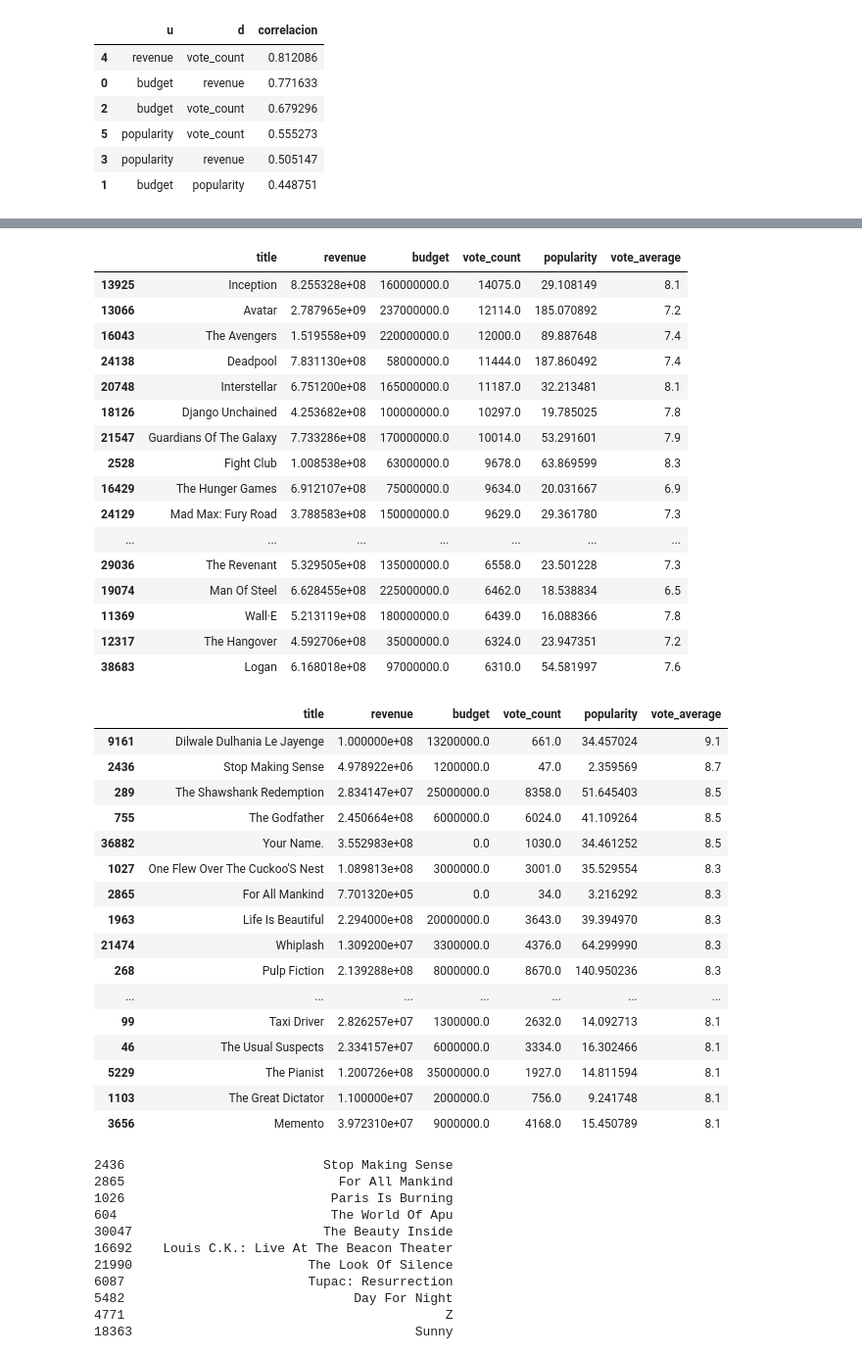
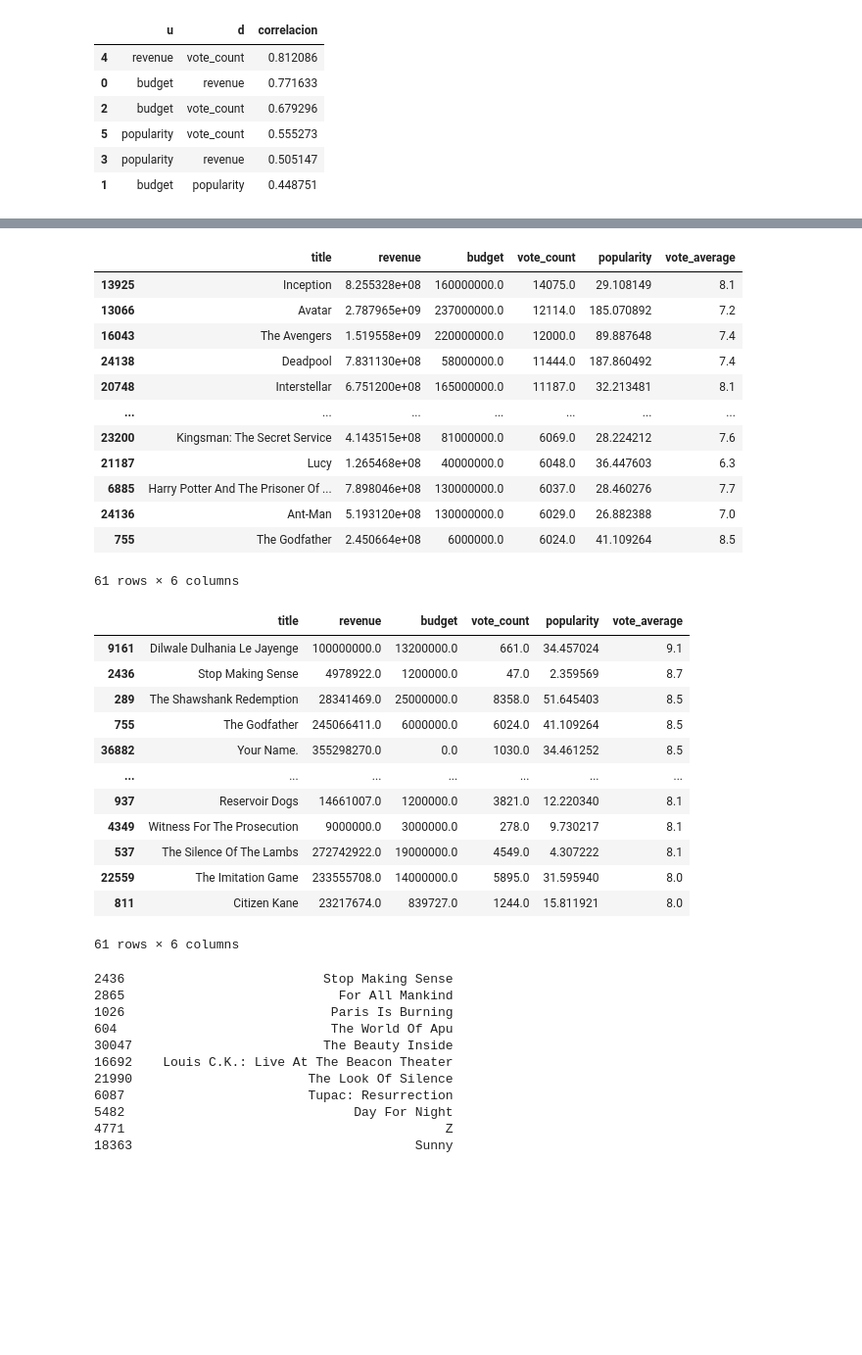
Before and after one commit to Tinmarian/PI1_MLOps_HENRY, a Jupyter notebook: EDA/EDA.ipynb, the cells around one changed output, grey strips where cells are left out. Shown at 98% size. Cells and saved outputs as stored; diff of their text form; code cells hidden in the pictures; blank space fills up the shorter version.

```diff
--- a/EDA/EDA.ipynb
+++ b/EDA/EDA.ipynb
@@ -159,47 +125,39 @@ df.vote_average.mean(), df.vote_average.std(), df.vote_average.mean() + 0.825*df
 # %%
 # Ordenamiento por "vote_count".
 # Veamos las películas ordenadas por vote_count de mayor a menor. Con por lo menos 25 votos. Las primeras 50
-df[['title','revenue', 'budget','vote_count','popularity','vote_average']][df.revenue > 0].sort_values(by='vote_count',ascending=False)[df.vote_count >= 25][:50]
+df[['title','revenue', 'budget','vote_count','popularity','vote_average']][df.revenue > 0].sort_values(by='vote_count',ascending=False)[df.vote_count >= 25][:61]
 # %% [output]
 |  | title | revenue | budget | vote_count | popularity | vote_average |
 | 13925 | Inception | 8.255328e+08 | 160000000.0 | 14075.0 | 29.108149 | 8.1 |
 | 13066 | Avatar | 2.787965e+09 | 237000000.0 | 12114.0 | 185.070892 | 7.2 |
 | 16043 | The Avengers | 1.519558e+09 | 220000000.0 | 12000.0 | 89.887648 | 7.4 |
 | 24138 | Deadpool | 7.831130e+08 | 58000000.0 | 11444.0 | 187.860492 | 7.4 |
 | 20748 | Interstellar | 6.751200e+08 | 165000000.0 | 11187.0 | 32.213481 | 8.1 |
-| 18126 | Django Unchained | 4.253682e+08 | 100000000.0 | 10297.0 | 19.785025 | 7.8 |
-| 21547 | Guardians Of The Galaxy | 7.733286e+08 | 170000000.0 | 10014.0 | 53.291601 | 7.9 |
-| 2528 | Fight Club | 1.008538e+08 | 63000000.0 | 9678.0 | 63.869599 | 8.3 |
-| 16429 | The Hunger Games | 6.912107e+08 | 75000000.0 | 9634.0 | 20.031667 | 6.9 |
-| 24129 | Mad Max: Fury Road | 3.788583e+08 | 150000000.0 | 9629.0 | 29.361780 | 7.3 |
 | ... | ... | ... | ... | ... | ... | ... |
-| 29036 | The Revenant | 5.329505e+08 | 135000000.0 | 6558.0 | 23.501228 | 7.3 |
-| 19074 | Man Of Steel | 6.628455e+08 | 225000000.0 | 6462.0 | 18.538834 | 6.5 |
-| 11369 | Wall·E | 5.213119e+08 | 180000000.0 | 6439.0 | 16.088366 | 7.8 |
-| 12317 | The Hangover | 4.592706e+08 | 35000000.0 | 6324.0 | 23.947351 | 7.2 |
-| 38683 | Logan | 6.168018e+08 | 97000000.0 | 6310.0 | 54.581997 | 7.6 |
+| 23200 | Kingsman: The Secret Service | 4.143515e+08 | 81000000.0 | 6069.0 | 28.224212 | 7.6 |
+| 21187 | Lucy | 1.265468e+08 | 40000000.0 | 6048.0 | 36.447603 | 6.3 |
+| 6885 | Harry Potter And The Prisoner Of ... | 7.898046e+08 | 130000000.0 | 6037.0 | 28.460276 | 7.7 |
+| 24136 | Ant-Man | 5.193120e+08 | 130000000.0 | 6029.0 | 26.882388 | 7.0 |
+| 755 | The Godfather | 2.450664e+08 | 6000000.0 | 6024.0 | 41.109264 | 8.5 |
+61 rows × 6 columns
 # %%
 # Ordenamiento por "vote_average".
 # Veamos las películas ordenadas por vote_average de mayor a menor. Con por lo menos 25 votos. Las primeras 50
-df[['title','revenue', 'budget','vote_count','popularity','vote_average']][df.revenue > 0].sort_values(by='vote_average',ascending=False)[df.vote_count >= 25][:50]
+df[['title','revenue', 'budget','vote_count','popularity','vote_average']][df.revenue > 0].sort_values(by='vote_average',ascending=False)[df.vote_count >= 25][:61]
 # %% [output]
 |  | title | revenue | budget | vote_count | popularity | vote_average |
-| 9161 | Dilwale Dulhania Le Jayenge | 1.000000e+08 | 13200000.0 | 661.0 | 34.457024 | 9.1 |
-| 2436 | Stop Making Sense | 4.978922e+06 | 1200000.0 | 47.0 | 2.359569 | 8.7 |
-| 289 | The Shawshank Redemption | 2.834147e+07 | 25000000.0 | 8358.0 | 51.645403 | 8.5 |
-| 755 | The Godfather | 2.450664e+08 | 6000000.0 | 6024.0 | 41.109264 | 8.5 |
-| 36882 | Your Name. | 3.552983e+08 | 0.0 | 1030.0 | 34.461252 | 8.5 |
-| 1027 | One Flew Over The Cuckoo'S Nest | 1.089813e+08 | 3000000.0 | 3001.0 | 35.529554 | 8.3 |
-| 2865 | For All Mankind | 7.701320e+05 | 0.0 | 34.0 | 3.216292 | 8.3 |
-| 1963 | Life Is Beautiful | 2.294000e+08 | 20000000.0 | 3643.0 | 39.394970 | 8.3 |
-| 21474 | Whiplash | 1.309200e+07 | 3300000.0 | 4376.0 | 64.299990 | 8.3 |
-| 268 | Pulp Fiction | 2.139288e+08 | 8000000.0 | 8670.0 | 140.950236 | 8.3 |
+| 9161 | Dilwale Dulhania Le Jayenge | 100000000.0 | 13200000.0 | 661.0 | 34.457024 | 9.1 |
+| 2436 | Stop Making Sense | 4978922.0 | 1200000.0 | 47.0 | 2.359569 | 8.7 |
+| 289 | The Shawshank Redemption | 28341469.0 | 25000000.0 | 8358.0 | 51.645403 | 8.5 |
+| 755 | The Godfather | 245066411.0 | 6000000.0 | 6024.0 | 41.109264 | 8.5 |
+| 36882 | Your Name. | 355298270.0 | 0.0 | 1030.0 | 34.461252 | 8.5 |
 | ... | ... | ... | ... | ... | ... | ... |
-| 99 | Taxi Driver | 2.826257e+07 | 1300000.0 | 2632.0 | 14.092713 | 8.1 |
-| 46 | The Usual Suspects | 2.334157e+07 | 6000000.0 | 3334.0 | 16.302466 | 8.1 |
-| 5229 | The Pianist | 1.200726e+08 | 35000000.0 | 1927.0 | 14.811594 | 8.1 |
-| 1103 | The Great Dictator | 1.100000e+07 | 2000000.0 | 756.0 | 9.241748 | 8.1 |
-| 3656 | Memento | 3.972310e+07 | 9000000.0 | 4168.0 | 15.450789 | 8.1 |
+| 937 | Reservoir Dogs | 14661007.0 | 1200000.0 | 3821.0 | 12.220340 | 8.1 |
+| 4349 | Witness For The Prosecution | 9000000.0 | 3000000.0 | 278.0 | 9.730217 | 8.1 |
+| 537 | The Silence Of The Lambs | 272742922.0 | 19000000.0 | 4549.0 | 4.307222 | 8.1 |
+| 22559 | The Imitation Game | 233555708.0 | 14000000.0 | 5895.0 | 31.595940 | 8.0 |
+| 811 | Citizen Kane | 23217674.0 | 839727.0 | 1244.0 | 15.811921 | 8.0 |
+61 rows × 6 columns
 # %%
 # Películas que votaron menos de 101 personas y más de 24, y que además están dentro de las primeras 100 peliculas en
 df.title[[2436, 2865, 1026, 604, 30047, 16692, 21990, 6087, 5482, 4771,
```
Also changed, not shown: parts of 6 cells of this notebook.
